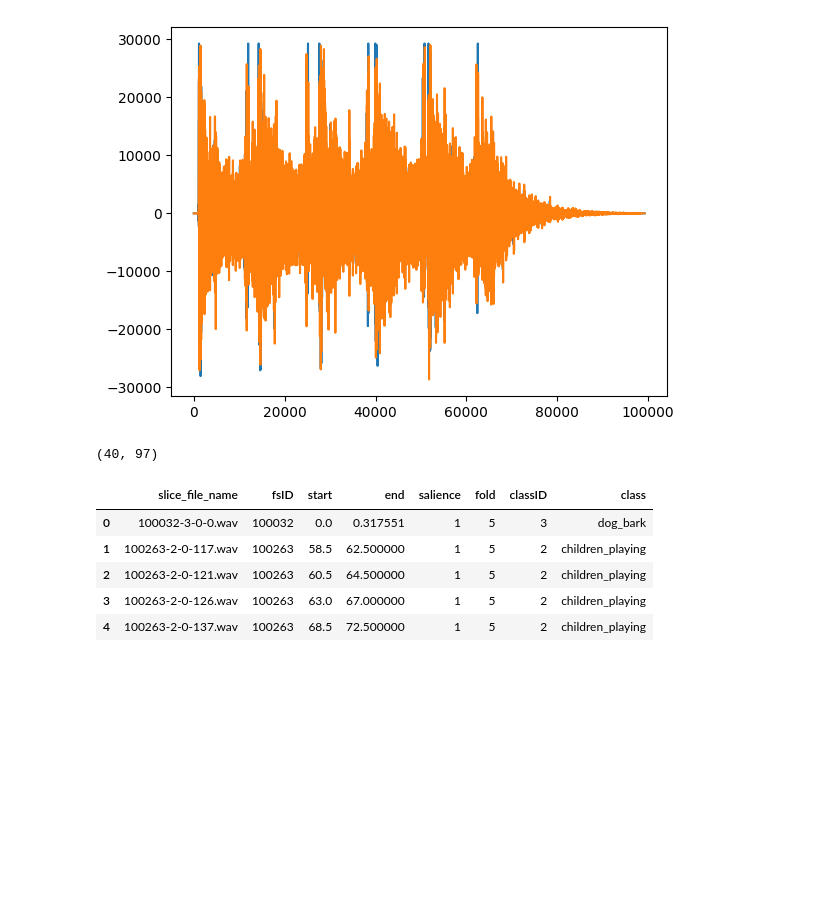
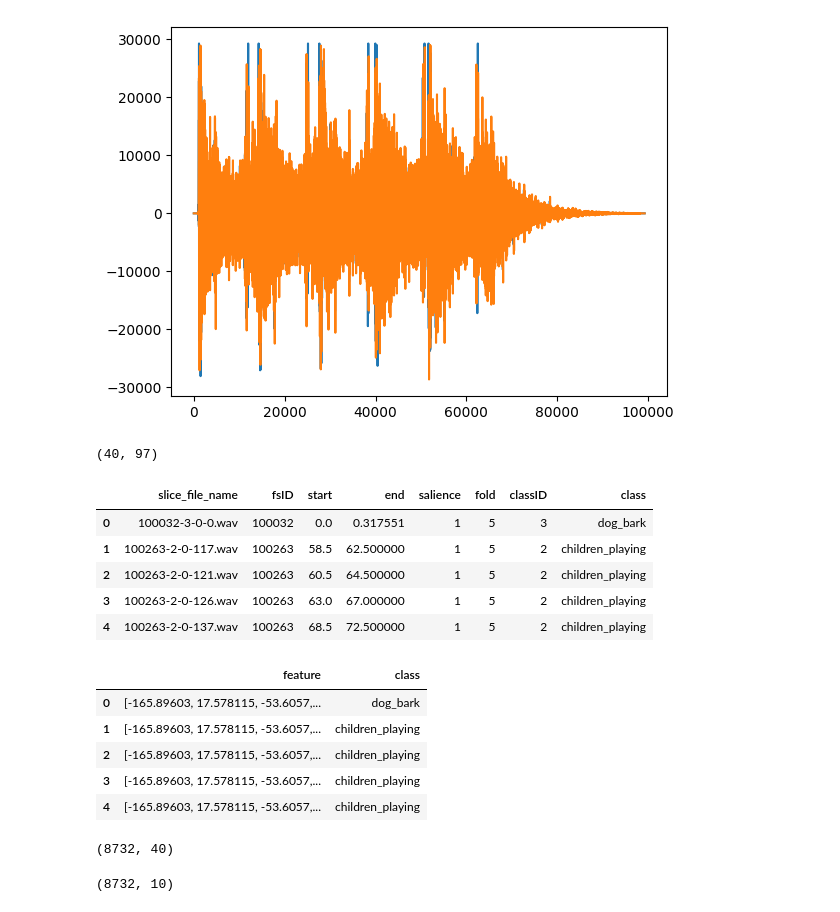
Before and after one commit to mirza182/Audio_Classification, a Jupyter notebook: Audio_Classification_Preprocessing.ipynb, the cells around one changed output. Saved outputs shown, nothing was run; the diff lists cells and outputs as text; code cells hidden in the pictures; blank space fills up the shorter version.

```diff
--- a/Audio_Classification_Preprocessing.ipynb
+++ b/Audio_Classification_Preprocessing.ipynb
@@ -63,3 +63,15 @@ for index_num, row in tqdm(metadata.iterrows()):
     final_class_labels = row['class']
     data = features_extractor(file_name)
     extracted_features.append([data, final_class_labels])
+# %%
+#Now let's convert the extracted features to a pandas dataframe
+
+extracted_features_df=pd.DataFrame(extracted_features,columns=['feature','class'])
+extracted_features_df.head()
+# %% [output]
+|  | feature | class |
+| 0 | [-165.89603, 17.578115, -53.6057,... | dog_bark |
+| 1 | [-165.89603, 17.578115, -53.6057,... | children_playing |
+| 2 | [-165.89603, 17.578115, -53.6057,... | children_playing |
+| 3 | [-165.89603, 17.578115, -53.6057,... | children_playing |
+| 4 | [-165.89603, 17.578115, -53.6057,... | children_playing |
@@ -65,0 +82,4 @@ for index_num, row in tqdm(metadata.iterrows()):
+# %%
+X.shape
+# %% [output]
+(8732, 40)
@@ -65,0 +88,4 @@ for index_num, row in tqdm(metadata.iterrows()):
+# %%
+y.shape
+# %% [output]
+(8732, 10)
```
Also changed, not shown: parts of 15 cells of this notebook, 1 other file.
